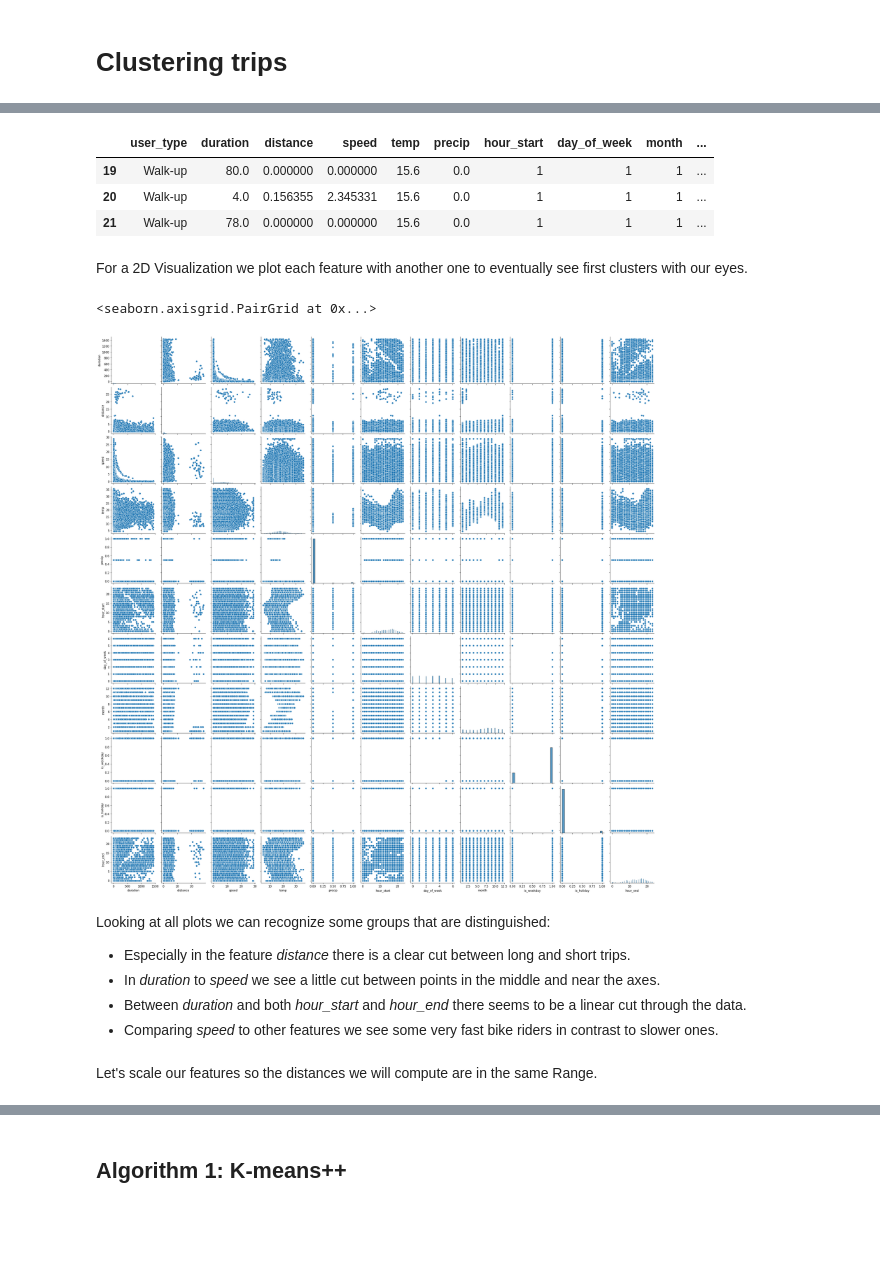
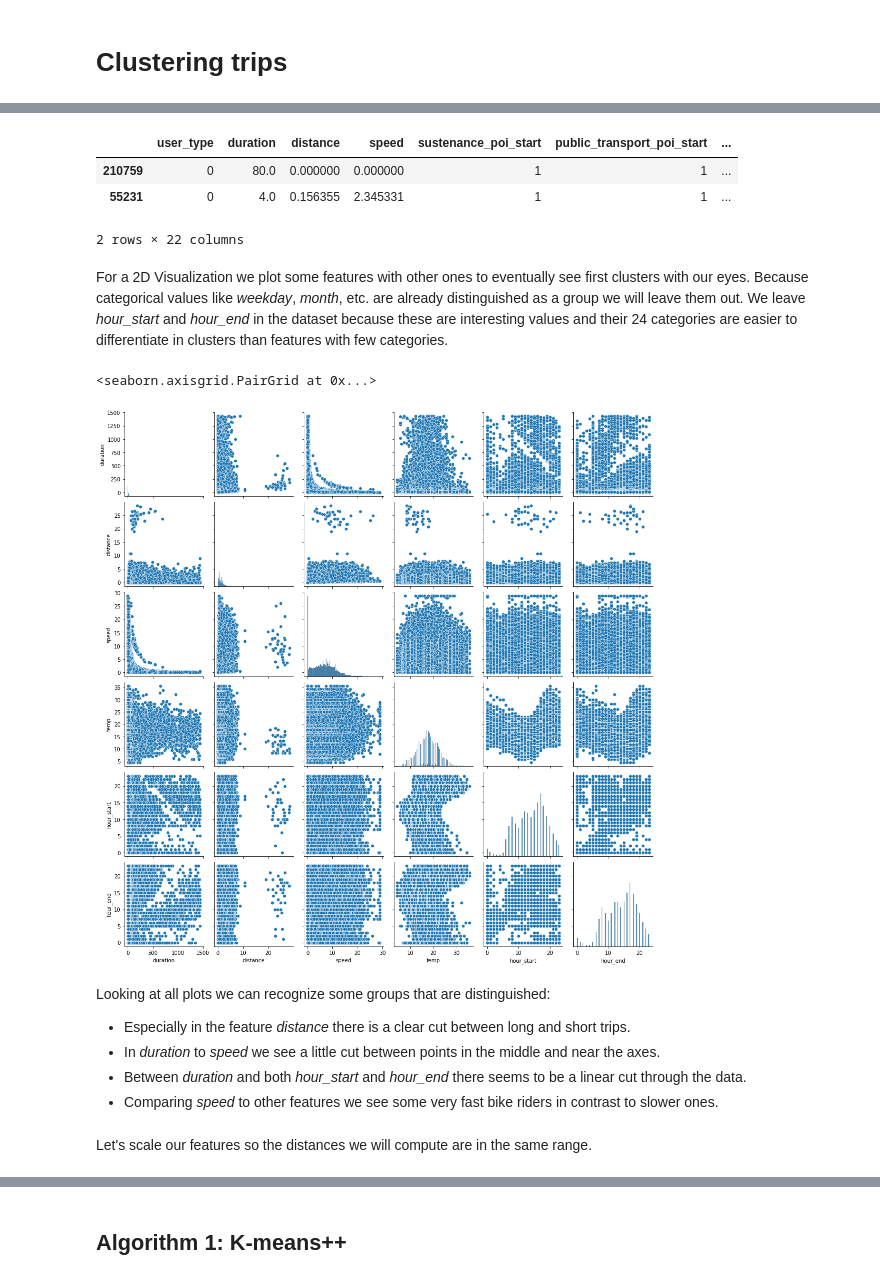
Before and after one commit to katekuian/aa_2021_magma, a Jupyter notebook: 03_cluster_analysis/01_cluster_trip_types.ipynb, the cells around one changed output, grey strips where cells are left out. Saved outputs shown, nothing was run; the diff lists cells and outputs as text; code cells hidden in the pictures; blank space fills up the shorter version.

```diff
--- a/03_cluster_analysis/01_cluster_trip_types.ipynb
+++ b/03_cluster_analysis/01_cluster_trip_types.ipynb
@@ -37,7 +34,7 @@ memory usage: 22.4+ MB
 # %%
-trips_df.head(3)
+trips_df.head(2)
 # %% [output]
-|  | user_type | duration | distance | speed | temp | precip | hour_start | day_of_week | month | ... |
-| 19 | Walk-up | 80.0 | 0.000000 | 0.000000 | 15.6 | 0.0 | 1 | 1 | 1 | ... |
-| 20 | Walk-up | 4.0 | 0.156355 | 2.345331 | 15.6 | 0.0 | 1 | 1 | 1 | ... |
-| 21 | Walk-up | 78.0 | 0.000000 | 0.000000 | 15.6 | 0.0 | 1 | 1 | 1 | ... |
+|  | user_type | duration | distance | speed | sustenance_poi_start | public_transport_poi_start | ... |
+| 210759 | 0 | 80.0 | 0.000000 | 0.000000 | 1 | 1 | ... |
+| 55231 | 0 | 4.0 | 0.156355 | 2.345331 | 1 | 1 | ... |
+2 rows × 22 columns
@@ -49,19 +41,28 @@ trips_df.head(3)
-# %% [markdown]
-For a 2D Visualization we plot each feature with another one to eventually see first clusters with our eyes.
+# %% [markdown]
+For a 2D Visualization we plot some features with other ones to eventually see first clusters with our eyes. Because
+categorical values like _weekday_, _month_, etc. are already distinguished as a group we will leave them out.
+We leave _hour_start_ and _hour_end_ in the dataset because these are interesting values and their 24 categories are easier to differentiate in clusters than features with few categories.
 # %%
-sns.pairplot(data=trips_df)
+sns.pairplot(data=trips_df.drop(columns=[
+    "day_of_week", "month", "is_weekday", "is_holiday",
+    "user_type", "precip",
+    "sustenance_poi_start", "public_transport_poi_start",
+    "education_poi_start", "arts_and_culture_poi_start",
+    "sports_poi_start", "sustenance_poi_end",
+    "public_transport_poi_end", "education_poi_end",
+    "arts_and_culture_poi_end", "sports_poi_end"]))
 # plot not discrete only
 # %% [output]
 <seaborn.axisgrid.PairGrid at 0x...>
-[figure, old version]
+[figure, new version]
 # %% [markdown]
 Looking at all plots we can recognize some groups that are distinguished:
- - Especially in the feature *distance* there is a clear cut between long and short trips.
- - In *duration* to *speed* we see a little cut between points in the middle and near the axes.
- - Between *duration* and both *hour_start* and *hour_end* there seems to be a linear cut through the data.
- - Comparing *speed* to other features we see some very fast bike riders in contrast to slower ones.
+ - Especially in the feature _distance_ there is a clear cut between long and short trips.
+ - In _duration_ to _speed_ we see a little cut between points in the middle and near the axes.
+ - Between _duration_ and both _hour_start_ and _hour_end_ there seems to be a linear cut through the data.
+ - Comparing _speed_ to other features we see some very fast bike riders in contrast to slower ones.
 # %% [markdown]
-Let's scale our features so the distances we will compute are in the same Range.
+Let's scale our features so the distances we will compute are in the same range.
 # %%
 X = trips_df
 scaler = StandardScaler()
```
Also changed, not shown: parts of 36 cells of this notebook.
